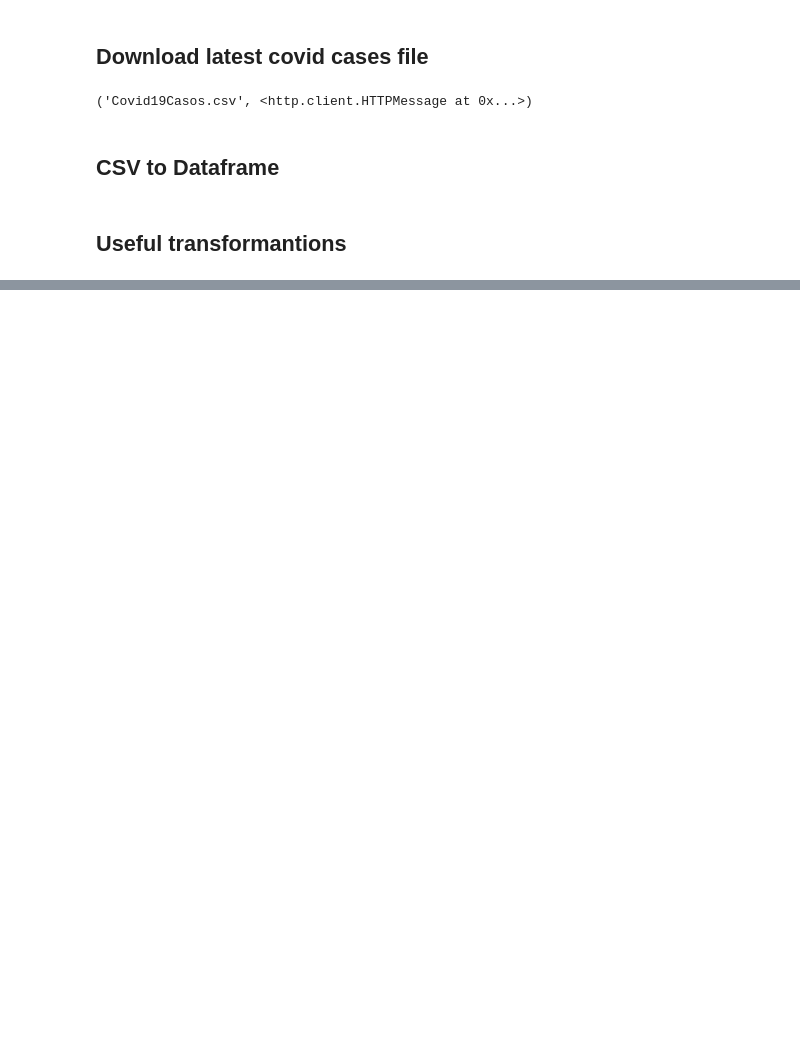
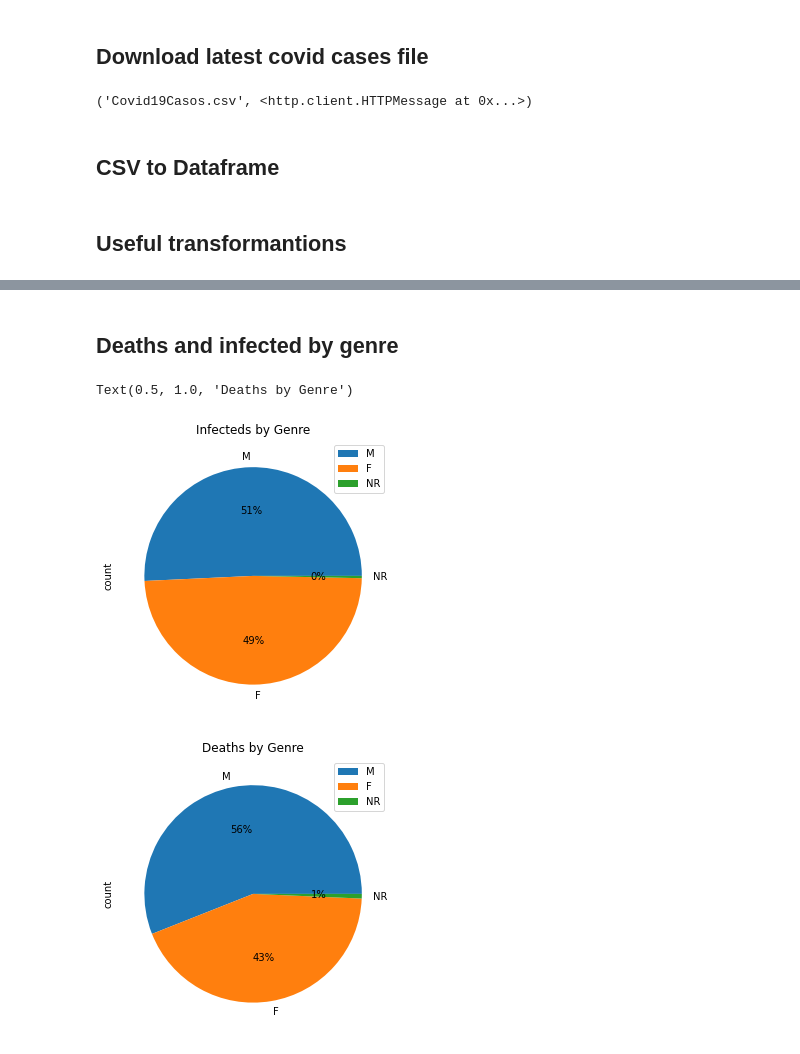
Before and after one commit to federicoarrua/covid_analysis_jupyter, a Jupyter notebook: covid/covid_notebook.ipynb, the cells around one changed output, grey strips where cells are left out. Drawn from its saved outputs; the diff is of its cells as text; code cells hidden in the pictures; blank space fills up the shorter version.

```diff
--- a/covid/covid_notebook.ipynb
+++ b/covid/covid_notebook.ipynb
@@ -29,0 +113,16 @@ casesPerProvince.set_index('residencia_provincia_nombre').plot.pie(y='count', fi
+# %% [markdown]
+## Deaths and infected by genre
+# %%
+infectedsByGenre = covidConfirmedDF.copy()
+infectedsByGenre['count'] = infectedsByGenre.groupby('sexo')['sexo'].transform('count')
+infectedsByGenre = infectedsByGenre[['sexo', 'count']].groupby('sexo').count().reset_index().sort_values('count', ascending=False)
+infectedsByGenre.set_index('sexo').plot.pie(y='count', autopct='%1.0f%%', figsize=(5,5)).set_title("Infecteds by Genre")
+
+deathsByGenre = covidDeathsDF.copy()
+deathsByGenre['count'] = deathsByGenre.groupby('sexo')['sexo'].transform('count')
+deathsByGenre = deathsByGenre[['sexo', 'count']].groupby('sexo').count().reset_index().sort_values('count', ascending=False)
+deathsByGenre.set_index('sexo').plot.pie(y='count', autopct='%1.0f%%', figsize=(5,5)).set_title("Deaths by Genre")
+# %% [output]
+Text(0.5, 1.0, 'Deaths by Genre')
+[figure, added]
+[figure, added]
```
Also changed, not shown: parts of 7 cells of this notebook.
